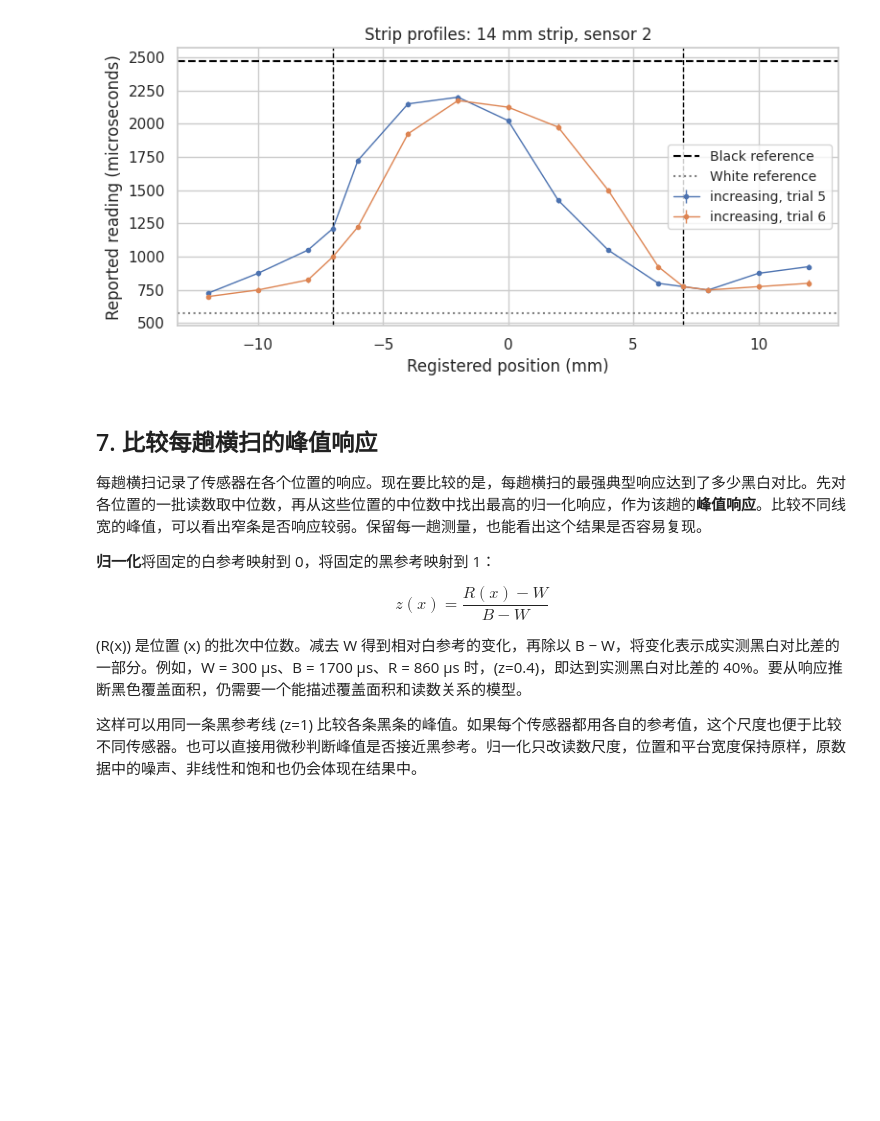
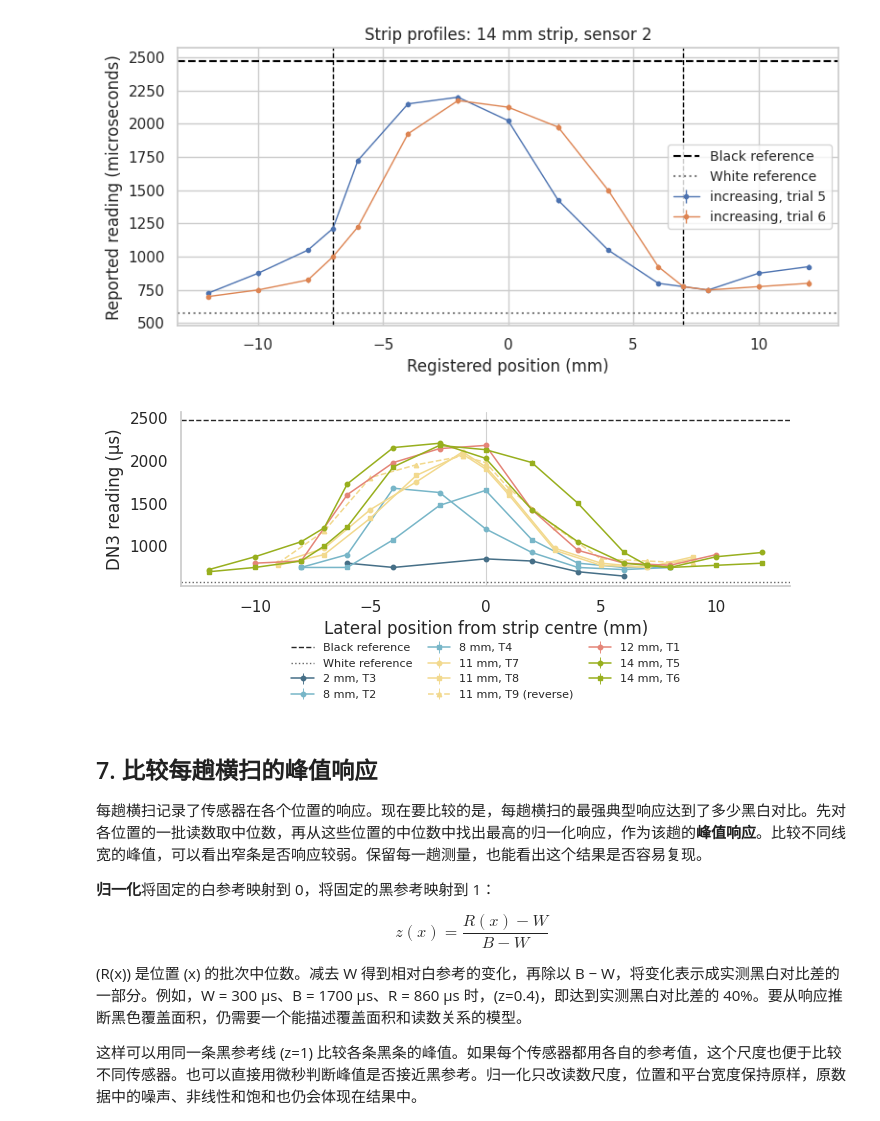
Before and after one commit to Endoefa/ovo, a Jupyter notebook: reflectance_exercise07_zh.ipynb, the cells around one changed output. Saved outputs shown, nothing was run; the diff lists cells and outputs as text; code cells hidden in the pictures; blank space fills up the shorter version.

```diff
--- a/reflectance_exercise07_zh.ipynb
+++ b/reflectance_exercise07_zh.ipynb
@@ -275,6 +275,66 @@ for width_mm, profiles in scan_summary.groupby("rectangle_width_mm"):
 [figure]
 [figure]
 [figure]
+# %%
+fig, ax = plt.subplots(figsize=(7.2, 3.55))
+
+width_groups = scan_summary.groupby("rectangle_width_mm")
+colours = ["#466F87", "#78B6C8", "#F2D98E", "#E48578", "#98AF1E"]
+markers = ["o", "s", "^"]
+
+for colour_index, (width_mm, profiles) in enumerate(width_groups):
+    for repeat, ((trial, direction), profile) in enumerate(
+        profiles.groupby(["trial_num", "direction"])
+    ):
+        profile = profile.sort_values("position_mm")
+        reverse = direction == "decreasing"
+        suffix = " (reverse)" if reverse else ""
+
+        ax.errorbar(
+            profile["position_mm"],
+            profile["reading_us"],
+            yerr=profile["sd_us"],
+            color=colours[colour_index],
+            marker=markers[repeat % len(markers)],
+            markersize=3.2,
+            linewidth=1.1,
+            elinewidth=0.65,
+            linestyle="--" if reverse else "-",
+            label=f"{width_mm:g} mm, T{trial}{suffix}",
+        )
+
+if MATCH_TOLERANCE_US is not None:
+    ax.axhspan(
+        B - MATCH_TOLERANCE_US,
+        B + MATCH_TOLERANCE_US,
+        alpha=0.15,
+        color="grey",
+    )
+
+ax.grid(False, which="both", axis="both")
+ax.axvline(0, color="0.82", linewidth=0.8, zorder=0)
+ax.axhline(B, color="0.15", linestyle="--", linewidth=1, label="Black reference")
+ax.axhline(W, color="0.4", linestyle=":", linewidth=1, label="White reference")
+
+ax.set(
+    xlabel="Lateral position from strip centre (mm)",
+    ylabel="DN3 reading (µs)",
+)
+ax.spines[["top", "right"]].set_visible(False)
+
+ax.legend(
+    ncol=3,
+    loc="upper center",
+    bbox_to_anchor=(0.5, -0.27),
+    frameon=False,
+    fontsize=8,
+    columnspacing=1.4,
+)
+
+fig.tight_layout()
+plt.show()
+# %% [output]
+[figure, added]
 # %% [markdown]
 ## 7. 比较每趟横扫的峰值响应
 
```
